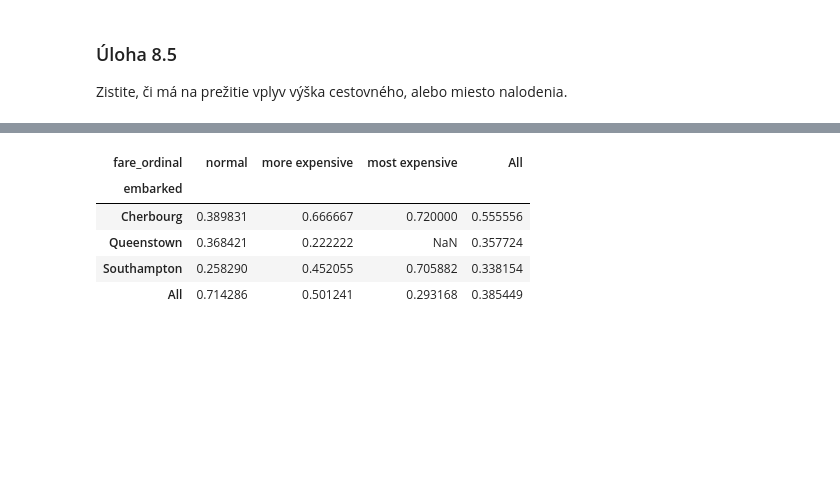
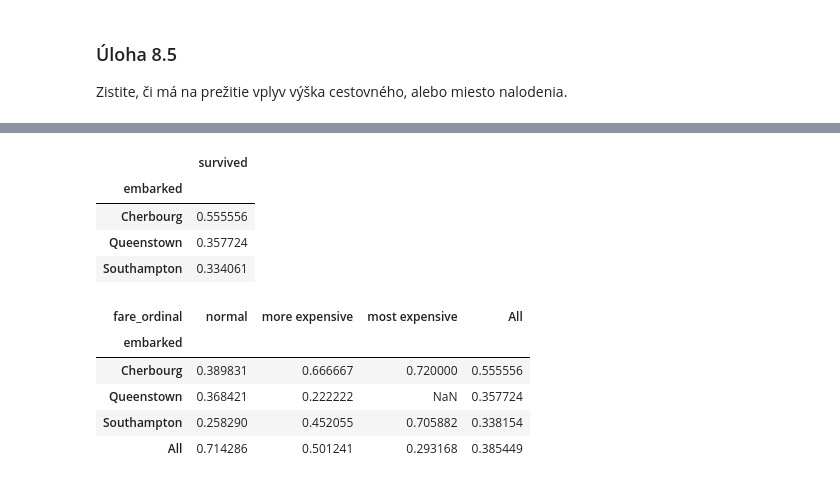
Before and after one commit to Konkolova/WDA, a Jupyter notebook: 8/notebooks/titanic1.ipynb, the cells around one changed output, grey strips where cells are left out. Saved outputs shown, nothing was run; the diff lists cells and outputs as text; code cells hidden in the pictures; blank space fills up the shorter version.

```diff
--- a/8/notebooks/titanic1.ipynb
+++ b/8/notebooks/titanic1.ipynb
@@ -421,3 +434,11 @@ Zistite, či má na prežitie vplyv výška cestovného, alebo miesto nalodenia.
+# %%
+pd.pivot_table(data, index="embarked", values="survived", aggfunc="mean")
+# %% [output]
+|  | survived |
+| embarked |  |
+| Cherbourg | 0.555556 |
+| Queenstown | 0.357724 |
+| Southampton | 0.334061 |
 # %%
 pd.pivot_table(data, index="embarked", columns="fare_ordinal", values="survived", aggfunc="mean", margins=True)
 # %% [output]
```
Also changed, not shown: parts of 7 cells of this notebook.
